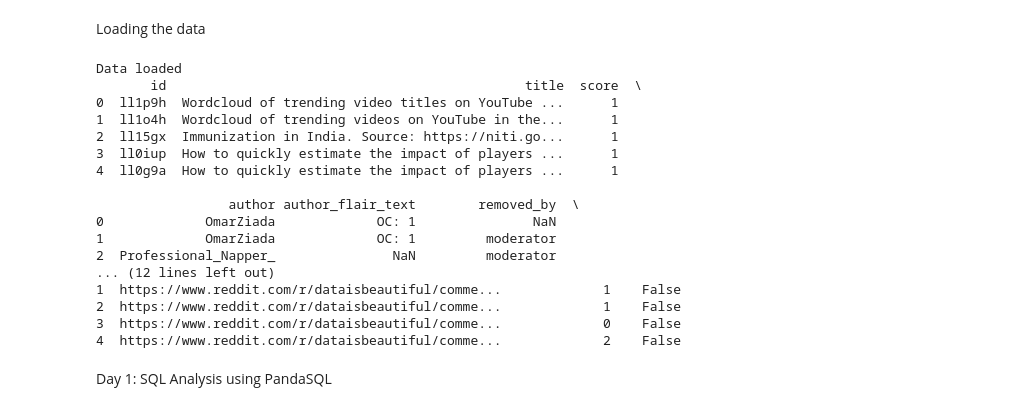
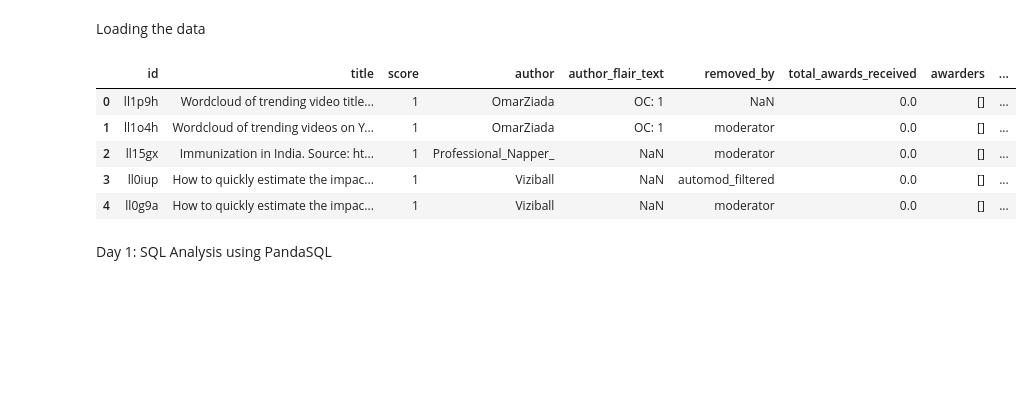
Before and after one commit to hardiksharma2005/Reddit-Post-Classifier, a Jupyter notebook: Reddit_Post_Analysis.ipynb, the cells around one changed output. Saved outputs shown, nothing was run; the diff lists cells and outputs as text; code cells hidden in the pictures; blank space fills up the shorter version.

```diff
--- a/Reddit_Post_Analysis.ipynb
+++ b/Reddit_Post_Analysis.ipynb
@@ -19,30 +28,15 @@ import pandasql as ps
 # %% [markdown]
 Loading the data
 # %%
-try:
-    df = pd.read_csv("reddit data.csv")
-    print("Data loaded")
-    print(df.head())
-except:
-    print("csv file not found")
+df = pd.read_csv("reddit data.csv")
+df.head()
 # %% [output]
-Data loaded
-       id                                              title  score  \
-0  ll1p9h  Wordcloud of trending video titles on YouTube ...      1
-1  ll1o4h  Wordcloud of trending videos on YouTube in the...      1
-2  ll15gx  Immunization in India. Source: https://niti.go...      1
-3  ll0iup  How to quickly estimate the impact of players ...      1
-4  ll0g9a  How to quickly estimate the impact of players ...      1
-
-                 author author_flair_text        removed_by  \
-0             OmarZiada             OC: 1               NaN
-1             OmarZiada             OC: 1         moderator
-2  Professional_Napper_               NaN         moderator
-... (12 lines left out)
-1  https://www.reddit.com/r/dataisbeautiful/comme...             1    False
-2  https://www.reddit.com/r/dataisbeautiful/comme...             1    False
-3  https://www.reddit.com/r/dataisbeautiful/comme...             0    False
-4  https://www.reddit.com/r/dataisbeautiful/comme...             2    False
+|  | id | title | score | author | author_flair_text | removed_by | total_awards_received | awarders | ... |
+| 0 | ll1p9h | Wordcloud of trending video title... | 1 | OmarZiada | OC: 1 | NaN | 0.0 | [] | ... |
+| 1 | ll1o4h | Wordcloud of trending videos on Y... | 1 | OmarZiada | OC: 1 | moderator | 0.0 | [] | ... |
+| 2 | ll15gx | Immunization in India. Source: ht... | 1 | Professional_Napper_ | NaN | moderator | 0.0 | [] | ... |
+| 3 | ll0iup | How to quickly estimate the impac... | 1 | Viziball | NaN | automod_filtered | 0.0 | [] | ... |
+| 4 | ll0g9a | How to quickly estimate the impac... | 1 | Viziball | NaN | moderator | 0.0 | [] | ... |
 # %% [markdown]
 Day 1: SQL Analysis using PandaSQL
 # %%
```
Also changed, not shown: parts of 3 cells of this notebook.
